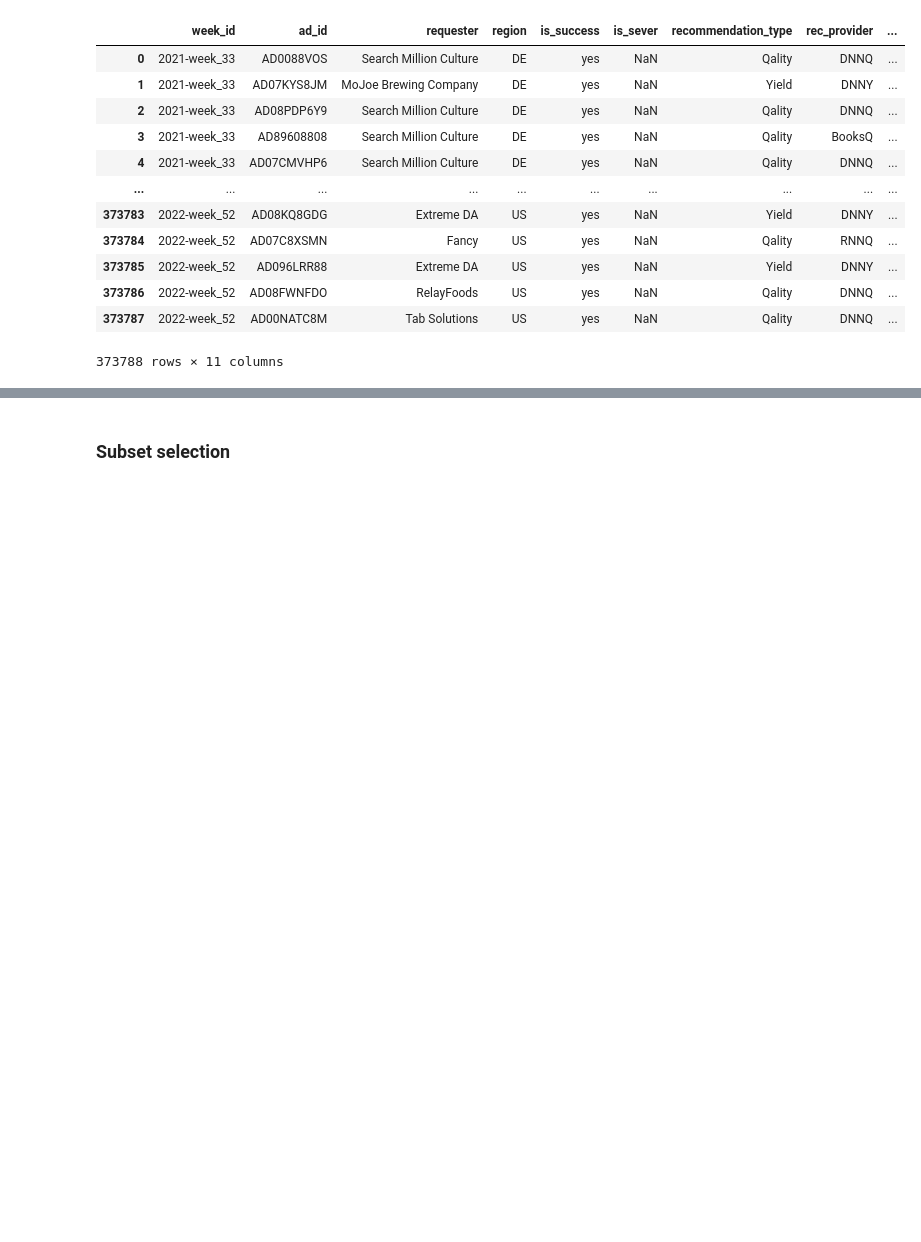
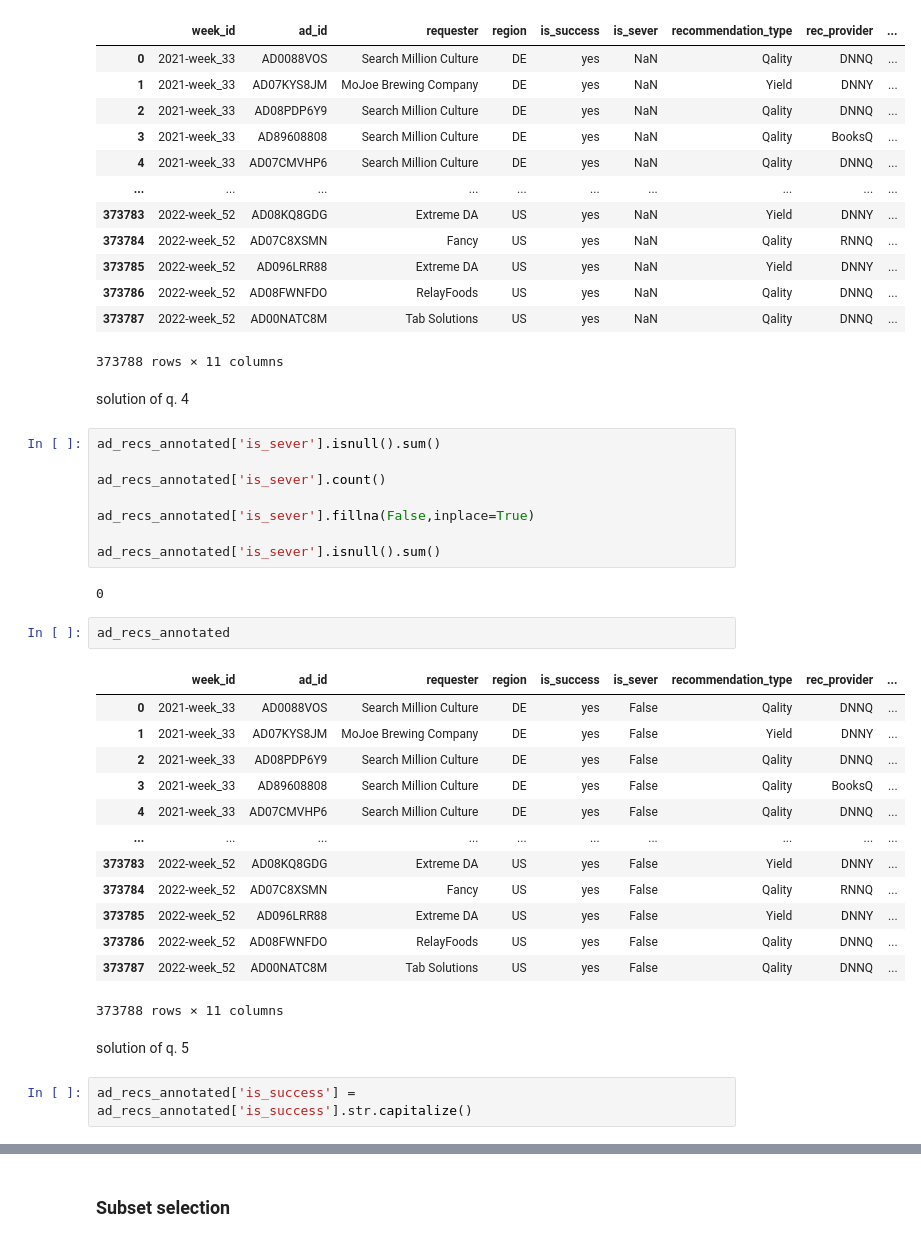
Before and after one commit to lior15/PythonDataScienceHandbook, a Jupyter notebook: Exercises/Data analysis - Final assignment Solution.ipynb, the cells around one changed output, grey strips where cells are left out. Drawn from its saved outputs; the diff is of its cells as text; blank space fills up the shorter version.

```diff
--- a/Exercises/Data analysis - Final assignment Solution.ipynb
+++ b/Exercises/Data analysis - Final assignment Solution.ipynb
@@ -123,3 +129,35 @@ ad_recs_annotated
 | 373786 | 2022-week_52 | AD08FWNFDO | RelayFoods | US | yes | NaN | Qality | DNNQ | ... |
 | 373787 | 2022-week_52 | AD00NATC8M | Tab Solutions | US | yes | NaN | Qality | DNNQ | ... |
 373788 rows × 11 columns
+# %% [markdown]
+solution of q. 4
+# %%
+ad_recs_annotated['is_sever'].isnull().sum()
+
+ad_recs_annotated['is_sever'].count()
+
+ad_recs_annotated['is_sever'].fillna(False,inplace=True)
+
+ad_recs_annotated['is_sever'].isnull().sum()
+# %% [output]
+0
+# %%
+ad_recs_annotated
+# %% [output]
+|  | week_id | ad_id | requester | region | is_success | is_sever | recommendation_type | rec_provider | ... |
+| 0 | 2021-week_33 | AD0088VOS | Search Million Culture | DE | yes | False | Qality | DNNQ | ... |
+| 1 | 2021-week_33 | AD07KYS8JM | MoJoe Brewing Company | DE | yes | False | Yield | DNNY | ... |
+| 2 | 2021-week_33 | AD08PDP6Y9 | Search Million Culture | DE | yes | False | Qality | DNNQ | ... |
+| 3 | 2021-week_33 | AD89608808 | Search Million Culture | DE | yes | False | Qality | BooksQ | ... |
+| 4 | 2021-week_33 | AD07CMVHP6 | Search Million Culture | DE | yes | False | Qality | DNNQ | ... |
+| ... | ... | ... | ... | ... | ... | ... | ... | ... | ... |
+| 373783 | 2022-week_52 | AD08KQ8GDG | Extreme DA | US | yes | False | Yield | DNNY | ... |
+| 373784 | 2022-week_52 | AD07C8XSMN | Fancy | US | yes | False | Qality | RNNQ | ... |
+| 373785 | 2022-week_52 | AD096LRR88 | Extreme DA | US | yes | False | Yield | DNNY | ... |
+| 373786 | 2022-week_52 | AD08FWNFDO | RelayFoods | US | yes | False | Qality | DNNQ | ... |
+| 373787 | 2022-week_52 | AD00NATC8M | Tab Solutions | US | yes | False | Qality | DNNQ | ... |
+373788 rows × 11 columns
+# %% [markdown]
+solution of q. 5
+# %%
+ad_recs_annotated['is_success'] = ad_recs_annotated['is_success'].str.capitalize()
```
Also changed, not shown: parts of 19 cells of this notebook.
